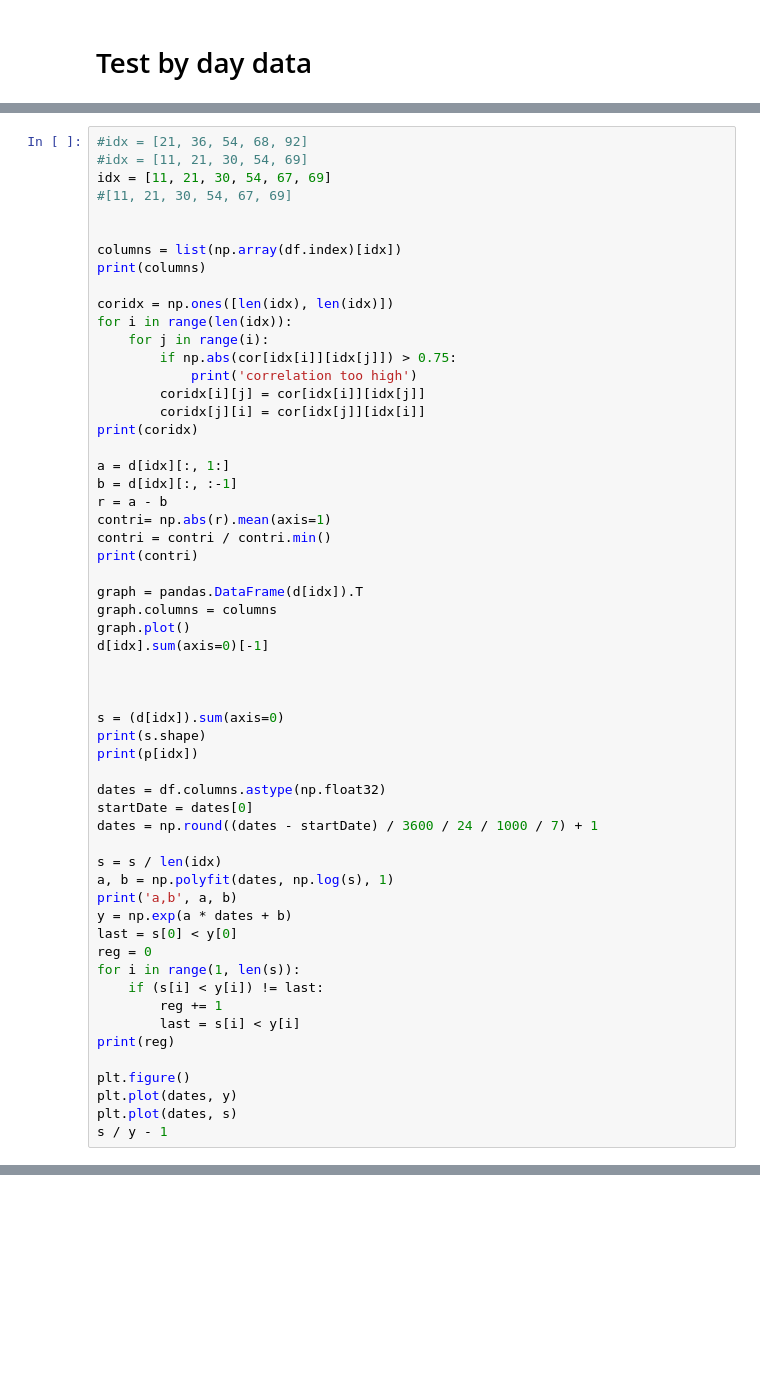
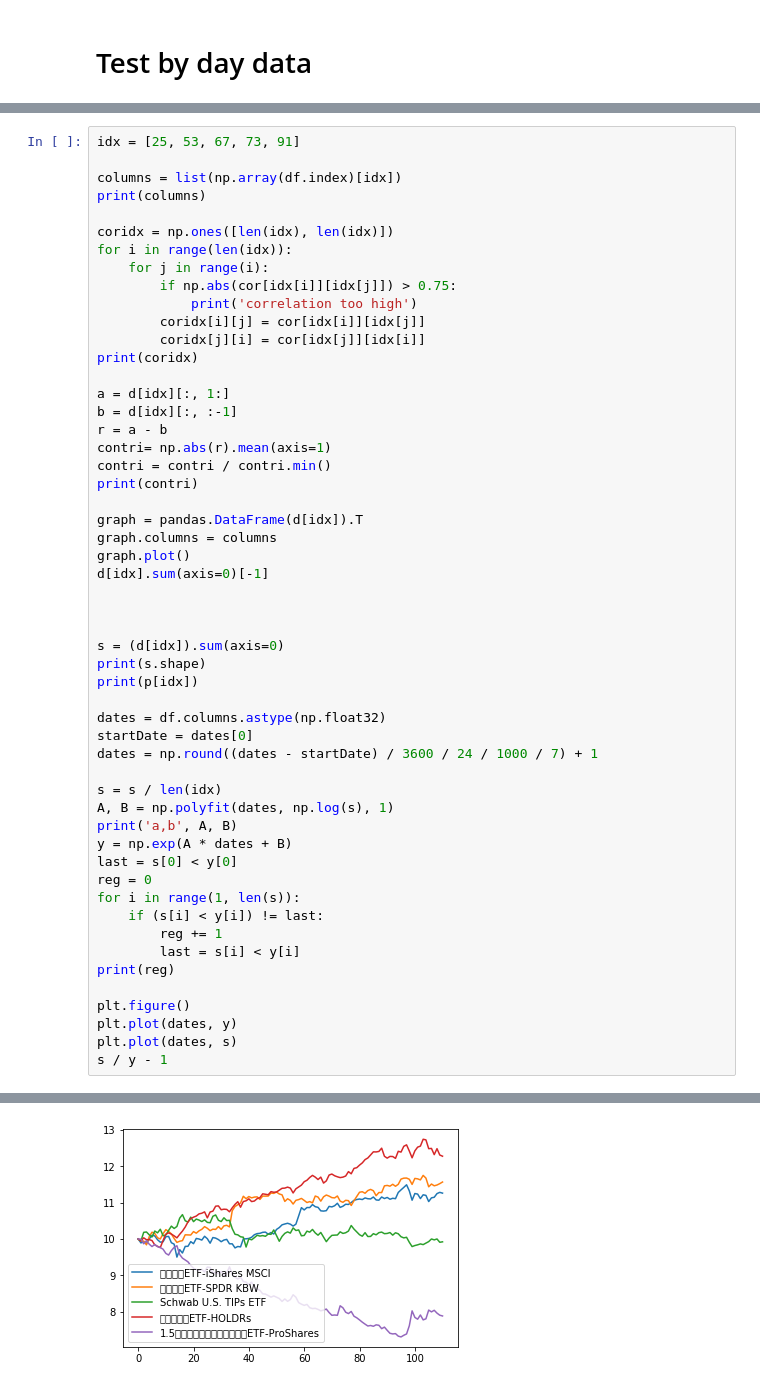
Before and after one commit to elviswind/minigo, a Jupyter notebook: data.ipynb, the cells around one changed output, grey strips where cells are left out. Saved outputs shown, nothing was run; the diff lists cells and outputs as text; blank space fills up the shorter version.

```diff
--- a/data.ipynb
+++ b/data.ipynb
@@ -125,9 +161,5 @@ y2[-1] / y[-1] - 1
 # %%
-#idx = [21, 36, 54, 68, 92]
-#idx = [11, 21, 30, 54, 69]
-idx = [11, 21, 30, 54, 67, 69]
-#[11, 21, 30, 54, 67, 69]
-
+idx = [25, 53, 67, 73, 91]
 
 columns = list(np.array(df.index)[idx])
 print(columns)
@@ -164,9 +196,9 @@ startDate = dates[0]
 dates = np.round((dates - startDate) / 3600 / 24 / 1000 / 7) + 1
 
 s = s / len(idx)
-a, b = np.polyfit(dates, np.log(s), 1)
-print('a,b', a, b)
-y = np.exp(a * dates + b)
+A, B = np.polyfit(dates, np.log(s), 1)
+print('a,b', A, B)
+y = np.exp(A * dates + B)
 last = s[0] < y[0]
 reg = 0
 for i in range(1, len(s)):
@@ -179,3 +211,4 @@ plt.figure()
 plt.plot(dates, y)
 plt.plot(dates, s)
 s / y - 1
+# %% [output]
@@ -181,0 +238 @@ s / y - 1
+[figure, added]
```
Also changed, not shown: parts of 4 cells of this notebook, 1 other file.
